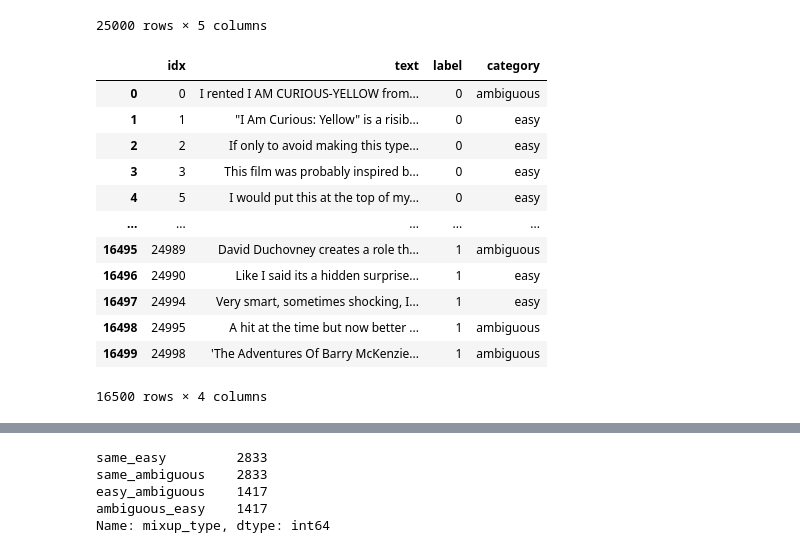
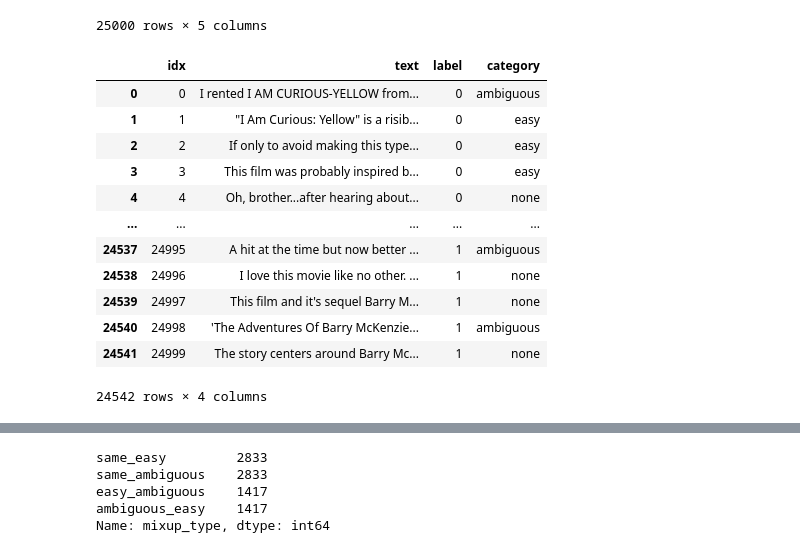
Before and after one commit to Raghav1606/Training-Dyamics-and-Entropy-Aware-Mixup-for-Robust-Text-Classification, a Jupyter notebook: notebooks/mixup_training.ipynb, the cells around one changed output, grey strips where cells are left out. Drawn from its saved outputs; the diff is of its cells as text; code cells hidden in the pictures.

```diff
--- a/notebooks/mixup_training.ipynb
+++ b/notebooks/mixup_training.ipynb
@@ -526,0 +533,4 @@ tokenizer = RobertaTokenizer.from_pretrained('roberta-base')
+# %%
+def prepare_dataset_original(data):
+#     return data[(data['category'] != 'none') & (data['category'] != 'hard')].sample(frac=1).reset_index(drop=True)
+    return data[data['category'] != 'hard'].reset_index(drop=True)
@@ -568,0 +694,3 @@ def prepare_dataset(data, info_data=None, mixup=False):
+# %%
+df = pd.read_csv('/projects/metis2/atharvak/Data_Cartography/datasets/imdb/imdb_categorized.csv')
+df
@@ -585,21 +727,20 @@ info_df
 | 24999 | 24999 | 24926 | 1 | [0.00347956 0.99652044] | 0.023171 |
 25000 rows × 5 columns
 # %%
-df = pd.read_csv('/projects/ogma3/atharvak/Data_Cartography/datasets/imdb/imdb_categorized.csv')
-normal_dataset = prepare_dataset(df, info_data=None, mixup=False)
+normal_dataset = prepare_dataset_original(df)
 normal_dataset
 # %% [output]
 |  | idx | text | label | category |
 | 0 | 0 | I rented I AM CURIOUS-YELLOW from... | 0 | ambiguous |
 | 1 | 1 | "I Am Curious: Yellow" is a risib... | 0 | easy |
 | 2 | 2 | If only to avoid making this type... | 0 | easy |
 | 3 | 3 | This film was probably inspired b... | 0 | easy |
-| 4 | 5 | I would put this at the top of my... | 0 | easy |
+| 4 | 4 | Oh, brother...after hearing about... | 0 | none |
 | ... | ... | ... | ... | ... |
-| 16495 | 24989 | David Duchovney creates a role th... | 1 | ambiguous |
-| 16496 | 24990 | Like I said its a hidden surprise... | 1 | easy |
-| 16497 | 24994 | Very smart, sometimes shocking, I... | 1 | easy |
-| 16498 | 24995 | A hit at the time but now better ... | 1 | ambiguous |
-| 16499 | 24998 | 'The Adventures Of Barry McKenzie... | 1 | ambiguous |
+| 24537 | 24995 | A hit at the time but now better ... | 1 | ambiguous |
+| 24538 | 24996 | I love this movie like no other. ... | 1 | none |
+| 24539 | 24997 | This film and it's sequel Barry M... | 1 | none |
+| 24540 | 24998 | 'The Adventures Of Barry McKenzie... | 1 | ambiguous |
+| 24541 | 24999 | The story centers around Barry Mc... | 1 | none |
-16500 rows × 4 columns
+24542 rows × 4 columns
 # %%
```
Also changed, not shown: parts of 12 cells of this notebook, 16 other files.
